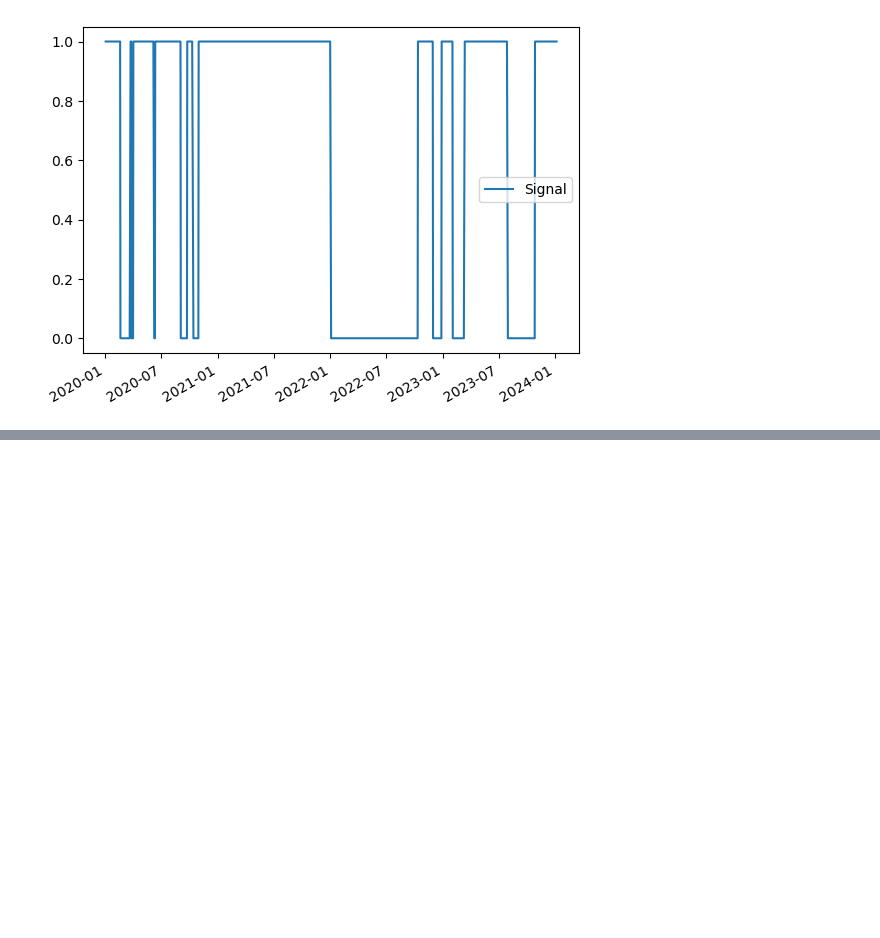
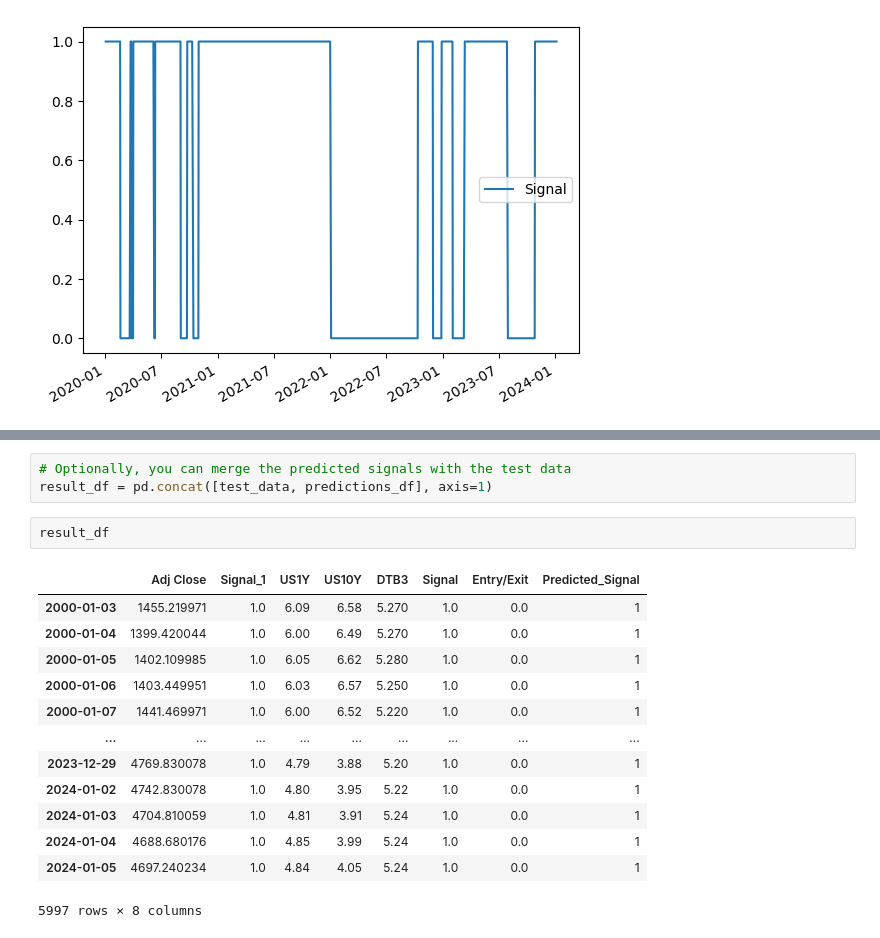
Before and after one commit to Mccalabrese/Neural-Networks-to-Model-the-SP500, a Jupyter notebook: tbill_sp_model.ipynb, the cells around one changed output, grey strips where cells are left out. Saved outputs shown, nothing was run; the diff lists cells and outputs as text; blank space fills up the shorter version.

```diff
--- a/tbill_sp_model.ipynb
+++ b/tbill_sp_model.ipynb
@@ -500,0 +582,19 @@ combined_df_with_signals.loc['2020-01-01':'2024-01-09',['Signal']].plot()
+# %%
+# Optionally, you can merge the predicted signals with the test data
+result_df = pd.concat([test_data, predictions_df], axis=1)
+# %%
+result_df
+# %% [output]
+|  | Adj Close | Signal_1 | US1Y | US10Y | DTB3 | Signal | Entry/Exit | Predicted_Signal |
+| 2000-01-03 | 1455.219971 | 1.0 | 6.09 | 6.58 | 5.270 | 1.0 | 0.0 | 1 |
+| 2000-01-04 | 1399.420044 | 1.0 | 6.00 | 6.49 | 5.270 | 1.0 | 0.0 | 1 |
+| 2000-01-05 | 1402.109985 | 1.0 | 6.05 | 6.62 | 5.280 | 1.0 | 0.0 | 1 |
+| 2000-01-06 | 1403.449951 | 1.0 | 6.03 | 6.57 | 5.250 | 1.0 | 0.0 | 1 |
+| 2000-01-07 | 1441.469971 | 1.0 | 6.00 | 6.52 | 5.220 | 1.0 | 0.0 | 1 |
+| ... | ... | ... | ... | ... | ... | ... | ... | ... |
+| 2023-12-29 | 4769.830078 | 1.0 | 4.79 | 3.88 | 5.20 | 1.0 | 0.0 | 1 |
+| 2024-01-02 | 4742.830078 | 1.0 | 4.80 | 3.95 | 5.22 | 1.0 | 0.0 | 1 |
+| 2024-01-03 | 4704.810059 | 1.0 | 4.81 | 3.91 | 5.24 | 1.0 | 0.0 | 1 |
+| 2024-01-04 | 4688.680176 | 1.0 | 4.85 | 3.99 | 5.24 | 1.0 | 0.0 | 1 |
+| 2024-01-05 | 4697.240234 | 1.0 | 4.84 | 4.05 | 5.24 | 1.0 | 0.0 | 1 |
+5997 rows × 8 columns
```
Also changed, not shown: parts of 15 cells of this notebook.
